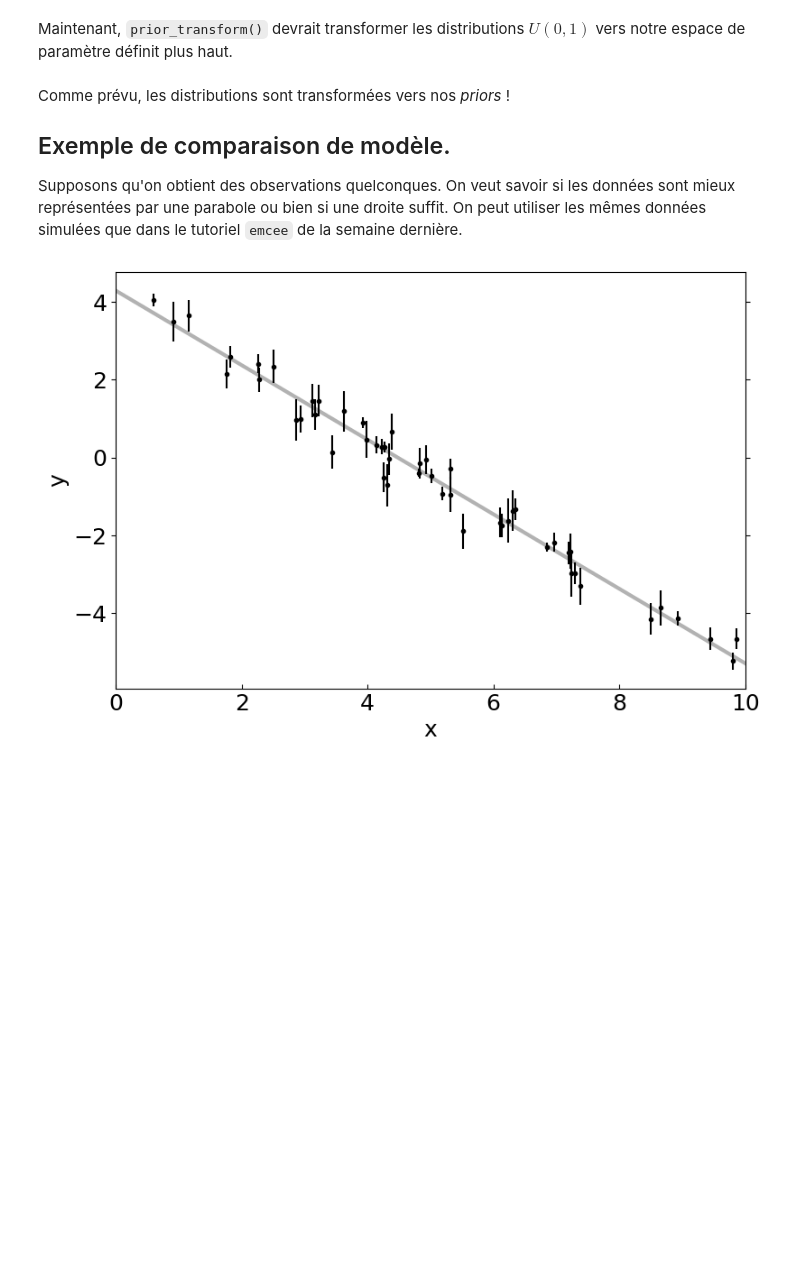
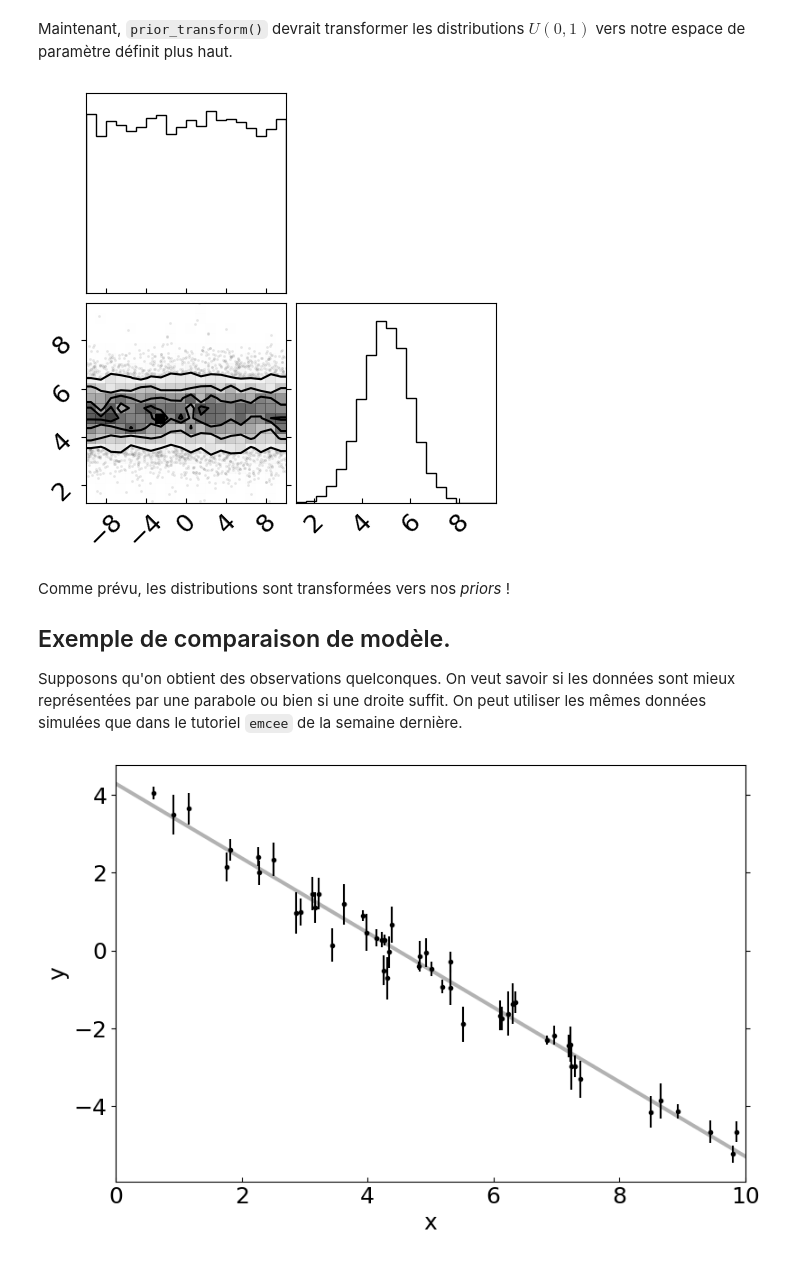
Before and after one commit to cimonaghan/phys3051, a Jupyter notebook: demo-tp5/demo_dynesty_vide.ipynb, the cells around one changed output. Saved outputs shown, nothing was run; the diff lists cells and outputs as text; code cells hidden in the pictures; blank space fills up the shorter version.

```diff
--- a/demo-tp5/demo_dynesty_vide.ipynb
+++ b/demo-tp5/demo_dynesty_vide.ipynb
@@ -28,11 +28,9 @@ from numpy.random import default_rng
 
 def prior_transform(u):
 
-    p =20* np.array(u)-10
-
-    return p
+    p = np.array(u)
+    p[0] = 20 * u[0] -10
+    p[1] = stats.norm.ppf(u[1], loc=5.0, scale=1.0)
+    return(p)
 
     # TODO: Définir les transformations
-
-u = np.random.uniform(size=1000)
-plt.hist(prior_transform(u))
@@ -55,5 +49,12 @@ corner.corner(u)
 # %% [markdown]
 Maintenant, `prior_transform()` devrait transformer les distributions $U(0, 1)$ vers notre espace de paramètre définit plus haut.
+# %%
+p = prior_transform(u)
+
+corner.corner(p.T)
+plt.show()
+# %% [output]
+[figure, added]
 # %% [markdown]
 Comme prévu, les distributions sont transformées vers nos _priors_ !
 
```
Also changed, not shown: parts of 9 cells of this notebook, 5 other files.
